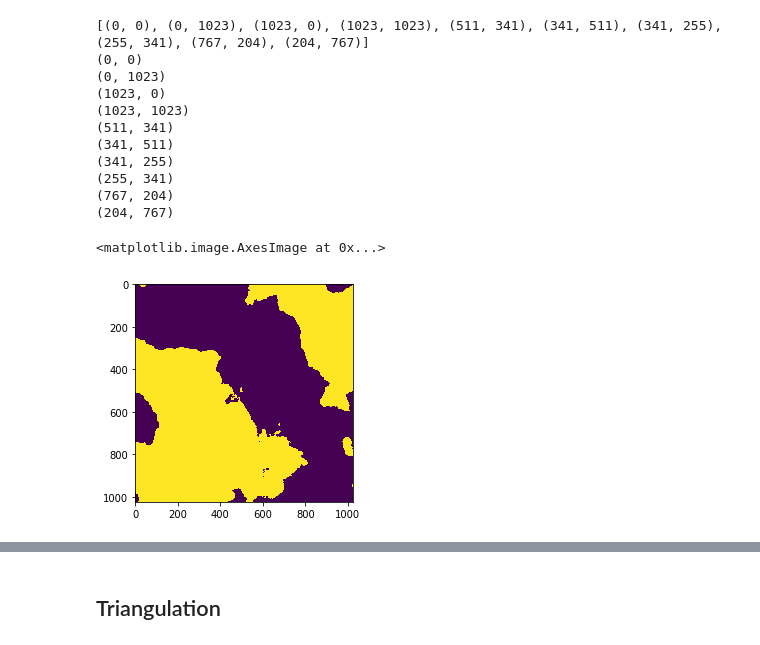
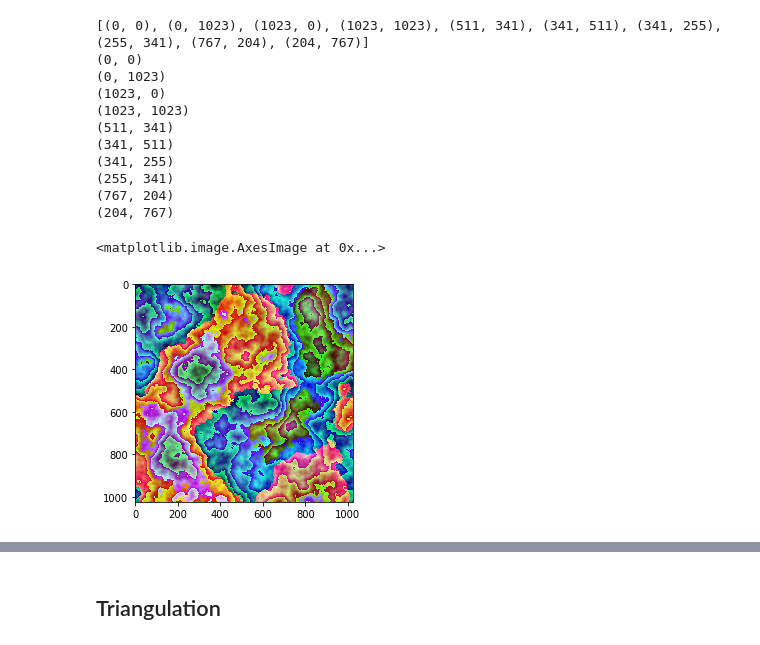
Before and after one commit to AntoineBellemare/fractal_visuals, a Jupyter notebook: Delaunay morphing.ipynb, the cells around one changed output, grey strips where cells are left out. Cells and saved outputs as stored; diff of their text form; code cells hidden in the pictures.

Commit message:
contrast from LUT

```diff
--- a/Delaunay morphing.ipynb
+++ b/Delaunay morphing.ipynb
@@ -183,5 +188,20 @@ coord_out
 # %%
 pers1 = 0.3
 pers2 = 0.5
-im_in = fractal_generator(pers1, 1024)
-im_out = fractal_generator(pers2, 1024)
+#im_in = fractal_generator(pers1, 1024)
+#im_out = fractal_generator(pers2, 1024)
+
+imx = np.array(im_in)
+im2x = np.array(im_out)
+im2x = (255*(im2x - np.min(im2x))/np.ptp(im2x)).astype('uint8')
+imx = (255*(imx - np.min(imx))/np.ptp(imx)).astype('uint8')
+# %%
+h = imx-im2x
+s = imx-im2x*8-imx
+v = imx-im2x*2
+
+im_RGB = np.stack((h, s, v), axis=2)
+img = Image.fromarray(im_RGB, mode='HSV')
+new_p = np.array(img.convert('RGB'))
+plt.imshow(new_p)
+#new_p.save('cresso3.png')
@@ -187,0 +211,10 @@ im_out = fractal_generator(pers2, 1024)
+# %%
+h2 = im2x+imx
+s2 = imx-im2x*4
+v2 = imx+im2x-imx
+
+im_RGB2 = np.stack((h2, s2, v2), axis=2)
+img2 = Image.fromarray(im_RGB2, mode='HSV')
+new_p2 = np.array(img2.convert('RGB'))
+plt.imshow(np.array(new_p2))
+#new_p2.save('cresso4.png')
@@ -188,5 +224,5 @@ im_out = fractal_generator(pers2, 1024)
 # %%
-del_tot = delaunay_morphing(im_in, im_out, coord_in, coord_out)
+del_tot = delaunay_morphing(im_RGB, im_RGB2, coord_in, coord_out, steps = 98, colorspace = 'RGB')
 # %% [output]
 [(0, 0), (0, 1023), (1023, 0), (1023, 1023), (511, 341), (341, 511), (341, 255), (255, 341), (767, 204), (204, 767)]
 (0, 0)
@@ -200,7 +236,7 @@ del_tot = delaunay_morphing(im_in, im_out, coord_in, coord_out)
 (767, 204)
 (204, 767)
 # %%
-plt.imshow(contrast(del_tot[15]))
+plt.imshow(del_tot[0])
 # %% [output]
 <matplotlib.image.AxesImage at 0x...>
-[figure, old version]
+[figure, new version]
```
Also changed, not shown: parts of 12 cells of this notebook, 3 other files.
